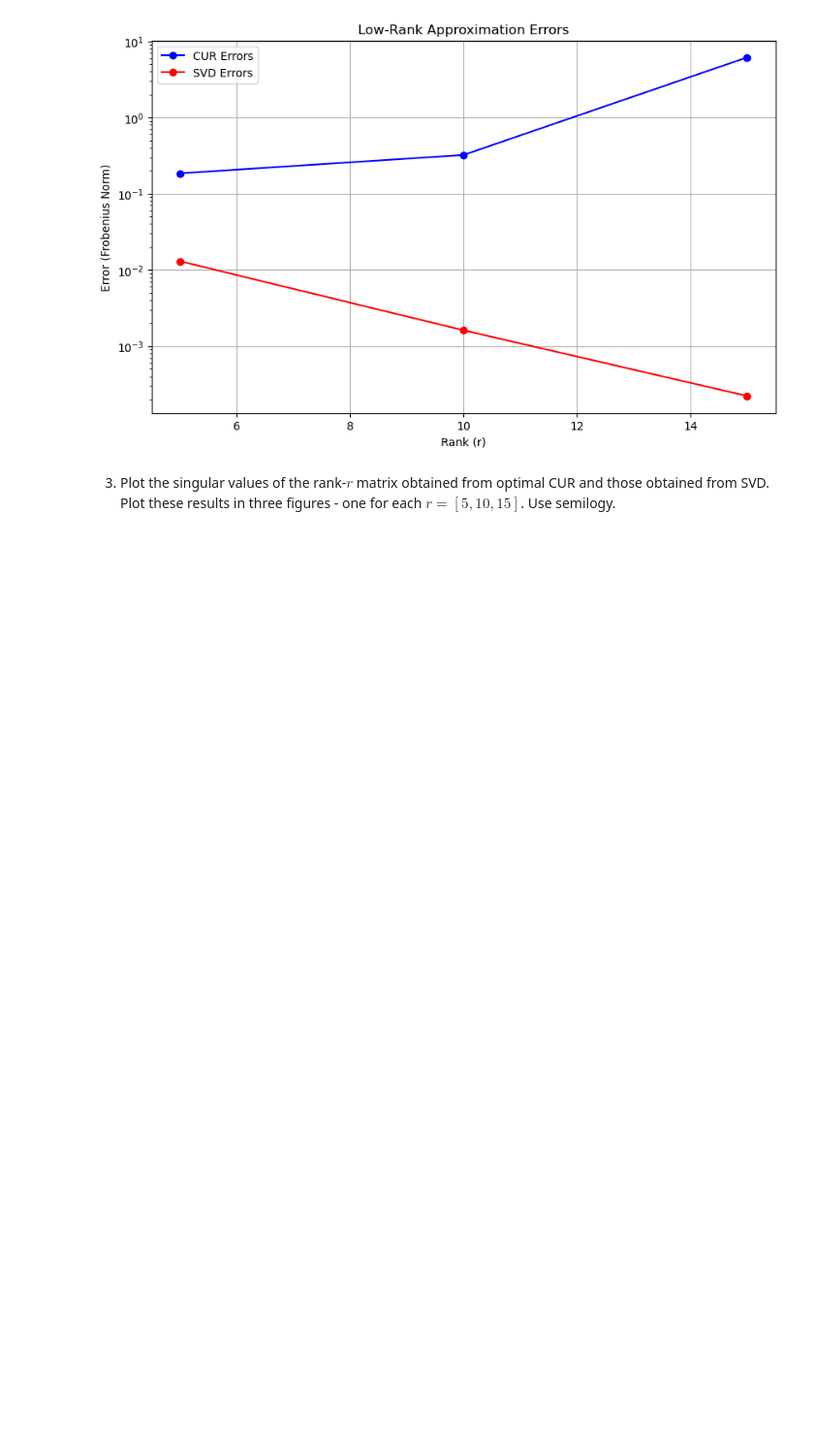
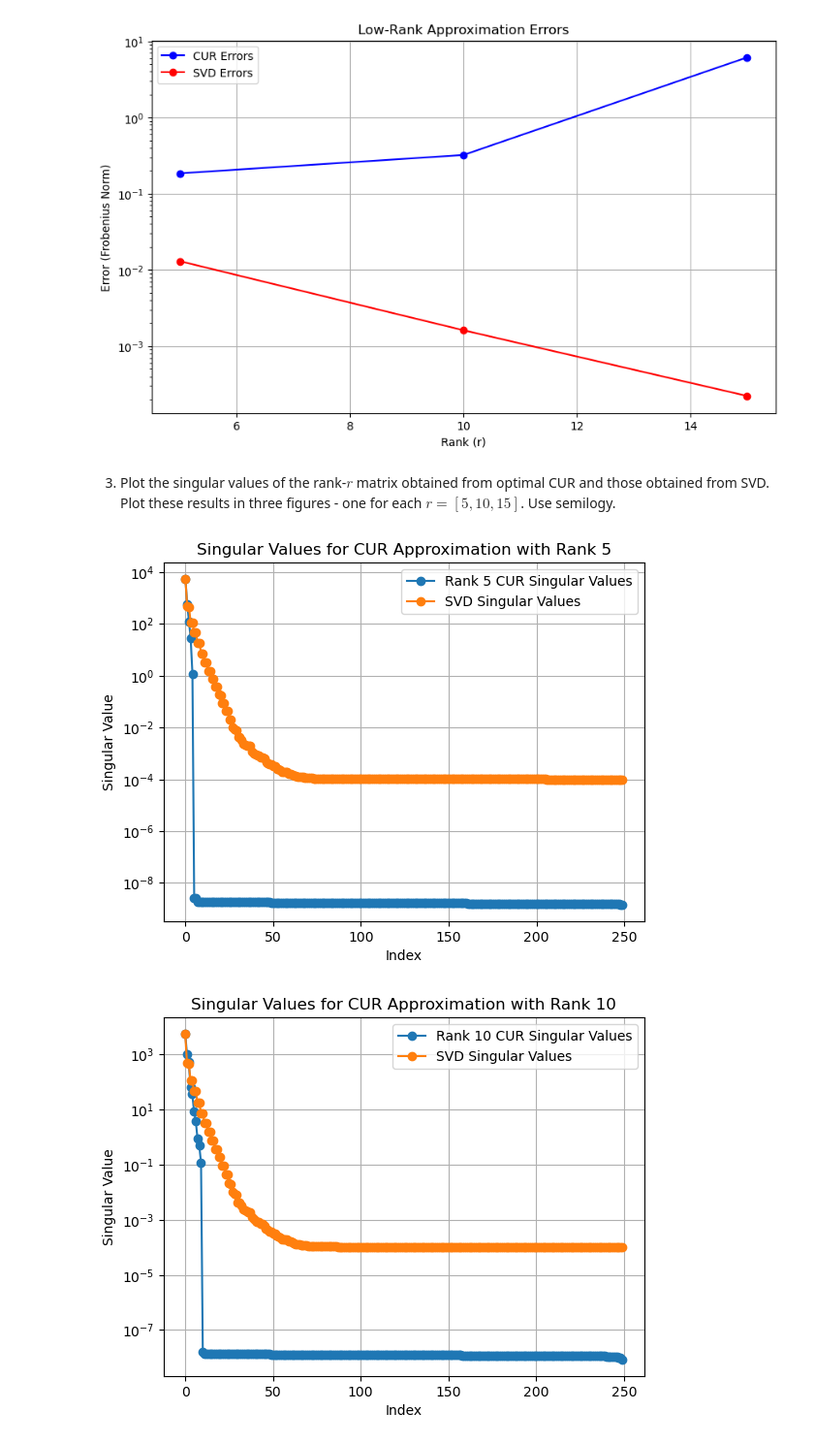
Before and after one commit to jacob-cunningham-ds/me_2061_hw9, a Jupyter notebook: homework_9.ipynb, the cells around one changed output. Shown: that part at 97% size. Drawn from its saved outputs; the diff is of its cells as text; code cells hidden in the pictures; blank space fills up the shorter version.

```diff
--- a/homework_9.ipynb
+++ b/homework_9.ipynb
@@ -372,3 +375,34 @@ plt.show()
 [figure]
 # %% [markdown]
 3. Plot the singular values of the rank-$r$ matrix obtained from optimal CUR and those obtained from SVD. Plot these results in three figures - one for each $r = [5, 10, 15]$. Use semilogy.
+# %%
+r_values = [5, 10, 15]
+cur_singular_values = []
+
+for r in r_values:
+    col_indices = DEIM(U[:, :r])
+    row_indices = DEIM(VT[:r, :].T)
+
+    C = Ux[:, col_indices]
+    R = Ux[row_indices, :]
+    U_core = np.linalg.pinv(C[np.ix_(row_indices[:r], col_indices[:r])])
+    Ux_hat = C @ U_core @ R
+
+    _, S_hat, _ = np.linalg.svd(Ux_hat, full_matrices=False)
+
+    cur_singular_values.append(S_hat)
+# %%
+# Plot the singular values
+for i, r in enumerate(r_values):
+    plt.figure()
+    plt.semilogy(cur_singular_values[i], 'o-', label=f'Rank {r} CUR Singular Values')
+    plt.semilogy(Sigma, 'o-', label='SVD Singular Values')
+    plt.title(f'Singular Values for CUR Approximation with Rank {r}')
+    plt.xlabel('Index')
+    plt.ylabel('Singular Value')
+    plt.legend()
+    plt.grid(True)
+    plt.show()
+# %% [output]
+[figure, added]
+[figure, added]
```
Also changed, not shown: parts of 5 cells of this notebook, 4 other files.
